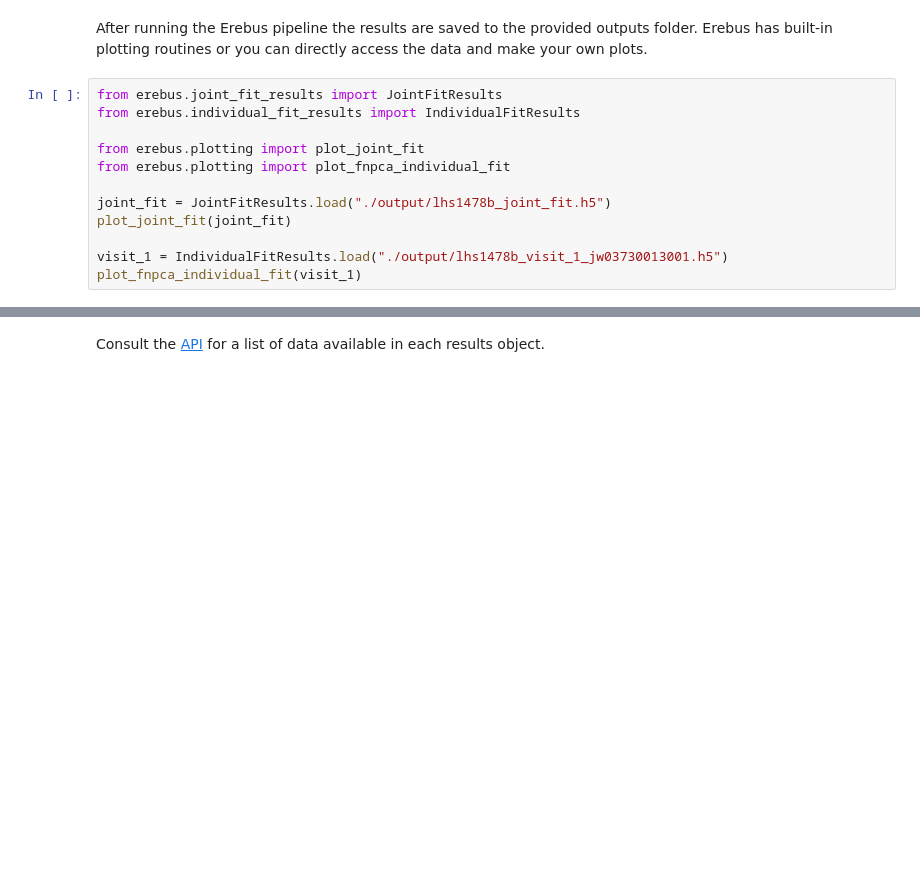
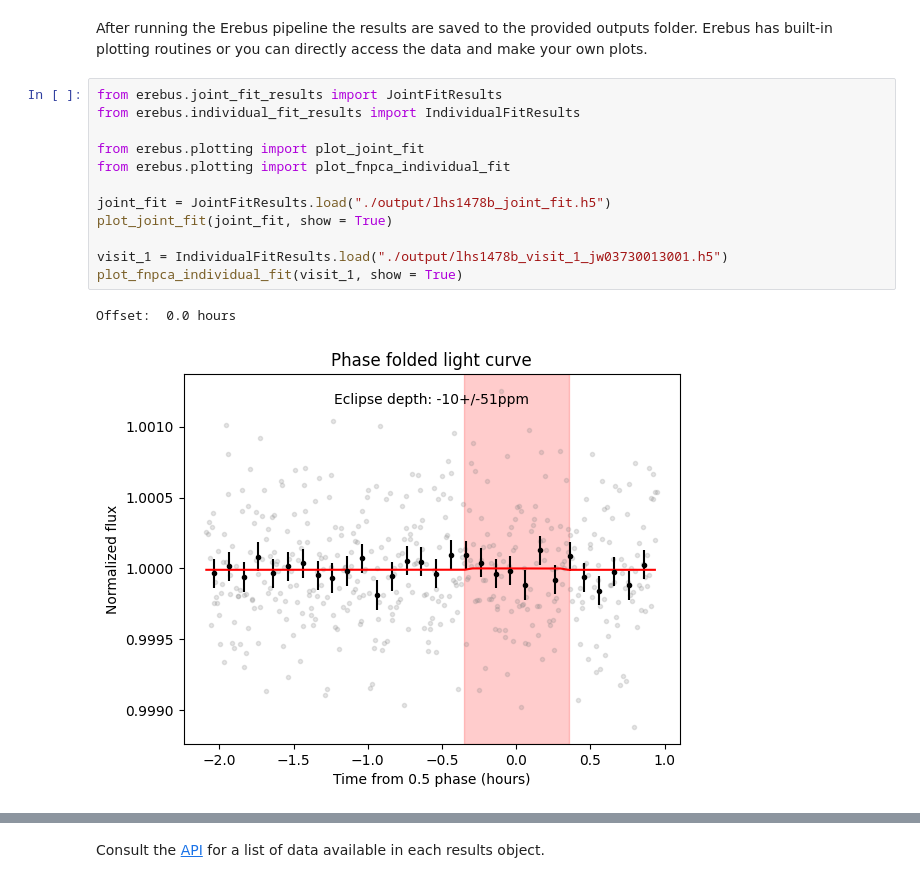
Before and after one commit to nicholasconnors/erebus, a Jupyter notebook: docs/demos/full_pipeline.ipynb, the cells around one changed output, grey strips where cells are left out. Saved outputs shown, nothing was run; the diff lists cells and outputs as text; blank space fills up the shorter version.

```diff
--- a/docs/demos/full_pipeline.ipynb
+++ b/docs/demos/full_pipeline.ipynb
@@ -88,12 +72,15 @@ After running the Erebus pipeline the results are saved to the provided outputs
 # %%
 from erebus.joint_fit_results import JointFitResults
 from erebus.individual_fit_results import IndividualFitResults
 
 from erebus.plotting import plot_joint_fit
 from erebus.plotting import plot_fnpca_individual_fit
 
 joint_fit = JointFitResults.load("./output/lhs1478b_joint_fit.h5")
-plot_joint_fit(joint_fit)
+plot_joint_fit(joint_fit, show = True)
 
 visit_1 = IndividualFitResults.load("./output/lhs1478b_visit_1_jw03730013001.h5")
-plot_fnpca_individual_fit(visit_1)
+plot_fnpca_individual_fit(visit_1, show = True)
+# %% [output]
+Offset:  0.0 hours
+[figure, added]
```
Also changed, not shown: parts of 3 cells of this notebook, 33 other files.
